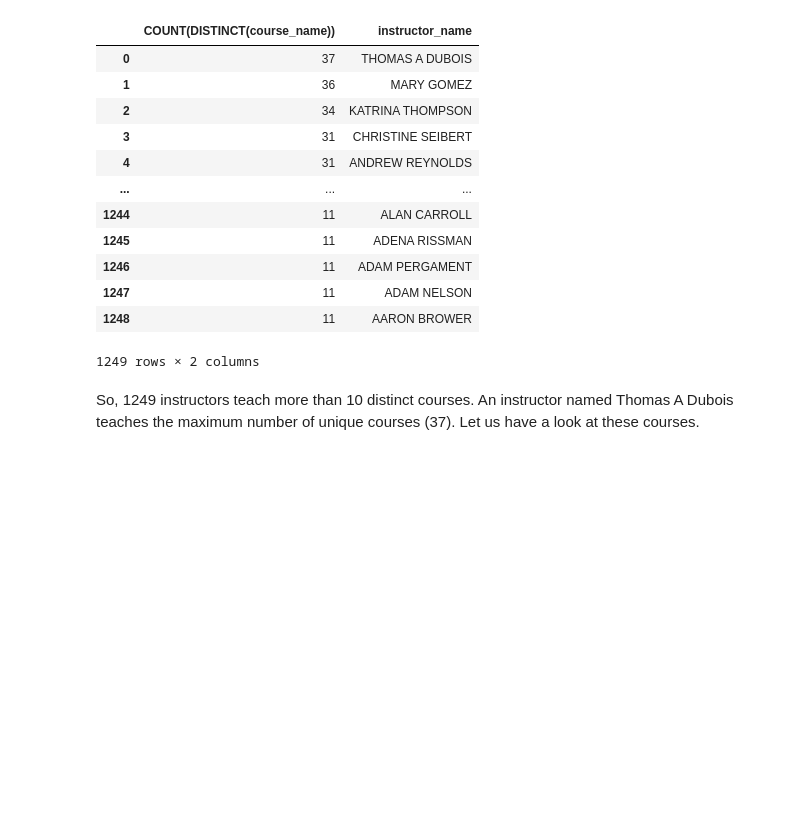
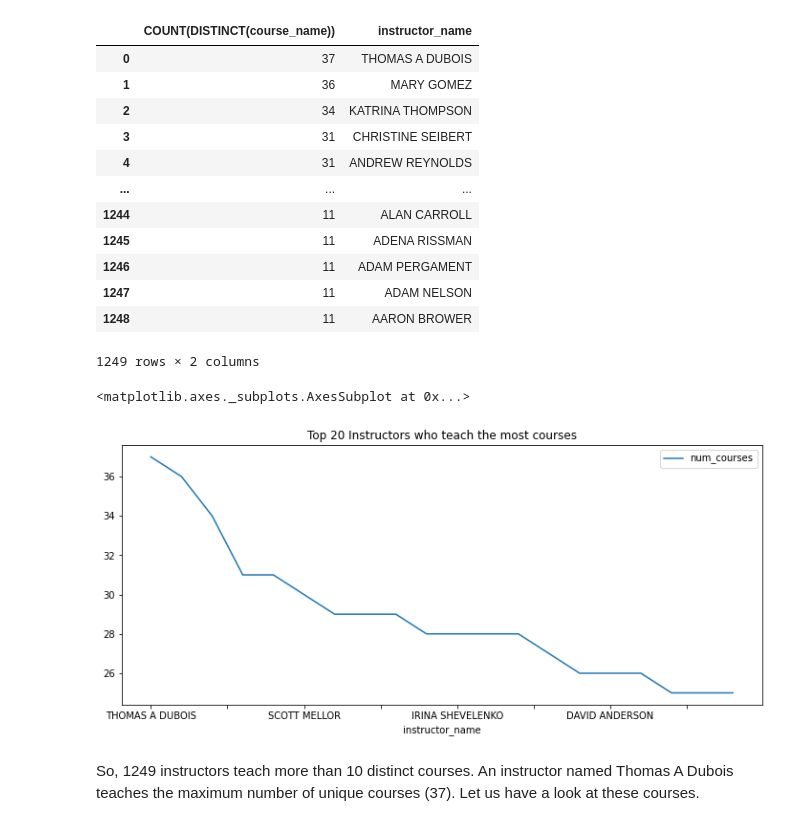
Before and after one commit to crypticrk/UW-Madsion-Dataset-Analysis, a Jupyter notebook: UW Madison Dataset Analyis.ipynb, the cells around one changed output. Drawn from its saved outputs; the diff is of its cells as text; code cells hidden in the pictures; blank space fills up the shorter version.

```diff
--- a/UW Madison Dataset Analyis.ipynb
+++ b/UW Madison Dataset Analyis.ipynb
@@ -491,6 +491,19 @@ pd.read_sql("""SELECT COUNT(DISTINCT(course_name)), instructor_name
 | 1247 | 11 | ADAM NELSON |
 | 1248 | 11 | AARON BROWER |
 1249 rows × 2 columns
+# %%
+ic = pd.read_sql("""SELECT COUNT(DISTINCT(course_name)) AS num_courses, instructor_name
+               FROM instructor_courses
+               GROUP BY instructor_name
+               HAVING COUNT(DISTINCT(course_name)) > 10
+               ORDER BY COUNT(DISTINCT(course_name)) DESC
+               LIMIT 20;""", conn)
+
+ic.plot(x = 'instructor_name', y= 'num_courses', figsize=(12,5),
+        title ='Top 20 Instructors who teach the most courses')
+# %% [output]
+<matplotlib.axes._subplots.AxesSubplot at 0x...>
+[figure, added]
 # %% [markdown]
 So, 1249 instructors teach more than 10 distinct courses. An instructor named Thomas A Dubois teaches the maximum number of unique courses (37). Let us have a look at these courses.
 # %%
```
Also changed, not shown: parts of 3 cells of this notebook.
